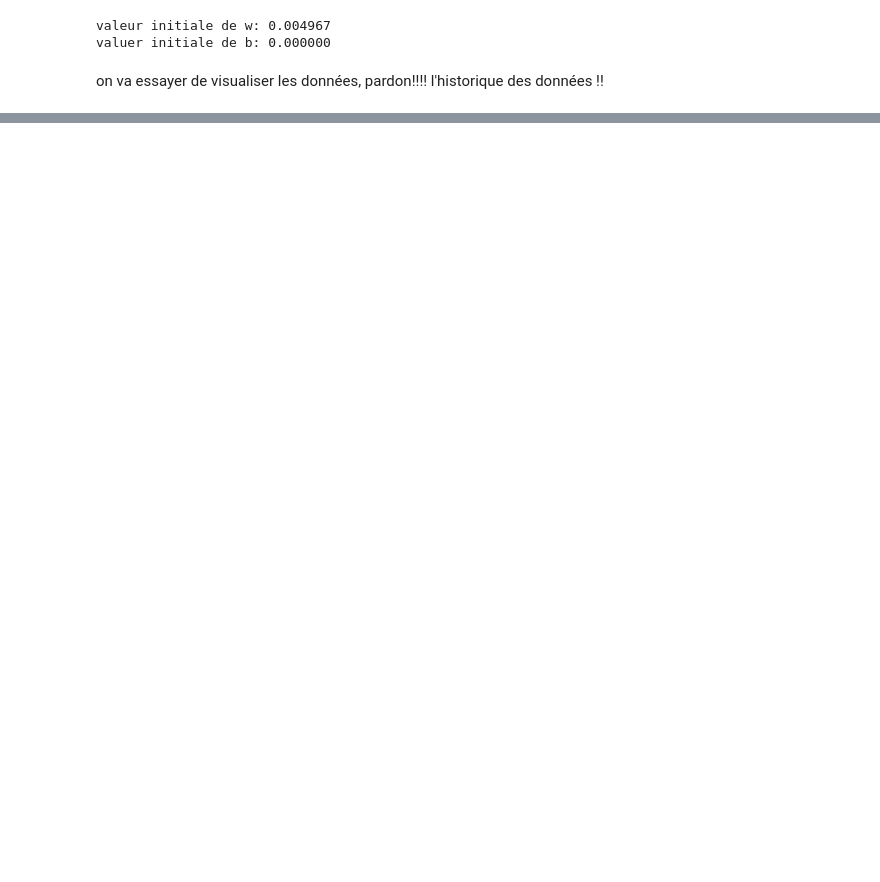
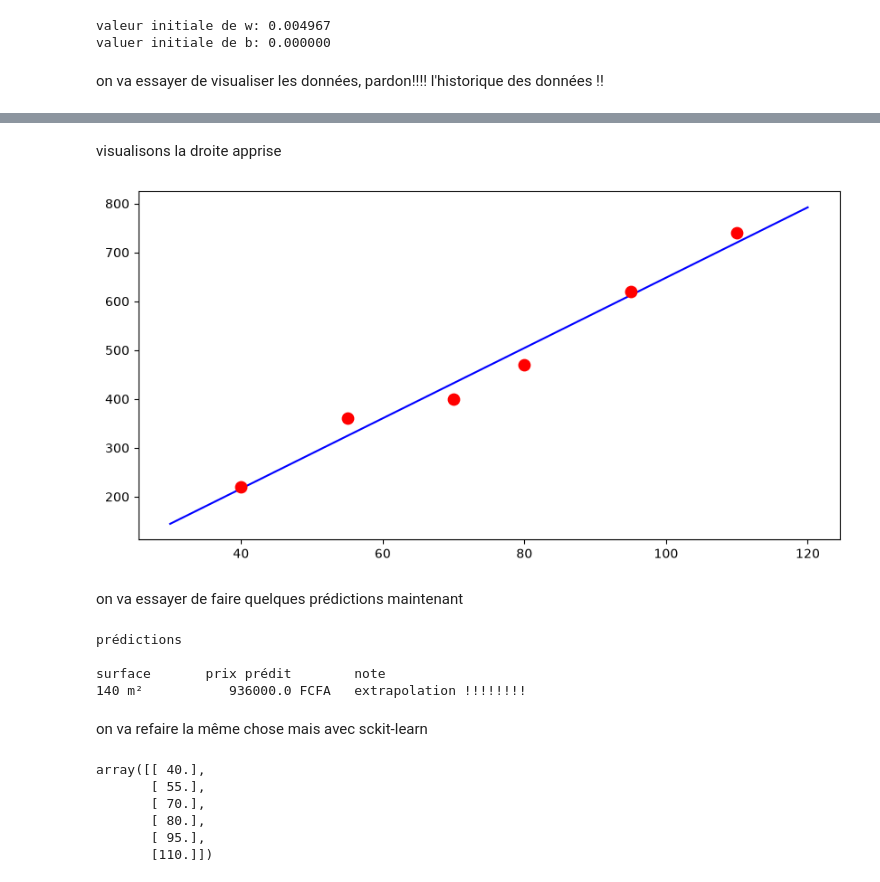
Before and after one commit to DevOps255/Simple_linear_regression_model, a Jupyter notebook: School.ipynb, the cells around one changed output, grey strips where cells are left out. Saved outputs shown, nothing was run; the diff lists cells and outputs as text; code cells hidden in the pictures; blank space fills up the shorter version.

```diff
--- a/School.ipynb
+++ b/School.ipynb
@@ -80,0 +123,50 @@ for elem in range(n_epoques):
+# %% [markdown]
+visualisons la droite apprise
+# %%
+plt.figure(figsize=(10, 5))
+
+plt.scatter(X, y_milliers, color="red", s=80, zorder=5, label='Données réélles')
+#traçons une droite, l'idée serai de générer des points tellement serrées qu'on dirait une droite
+
+
+x_line  = np.linspace(30, 120, 200)
+
+x_line_norm = (x_line - X_moyenne) / x_ecart_type
+y_line = w * x_line_norm + b
+
+plt.plot(x_line, y_line, color='blue', linestyle='-')
+plt.show()
+# %% [output]
+[figure, added]
+# %% [markdown]
+on va essayer de faire quelques prédictions maintenant
+# %%
+def predict(surface, w, b, x_moyenne, x_ecart_type):
+
+    x_normalise = (surface - x_moyenne) / x_ecart_type
+    price = w * x_normalise + b
+
+    return price
+
+
+print('prédictions')
+print()
+
+print(f'{'surface'}       {"prix prédit"}        {"note"}  ')
+
+
+for superficie in  [32, 11, 55, 80, 140]:
+    prix = predict(superficie, w, b, X_moyenne, x_ecart_type)
+
+    if superficie <= 110:
+        note = "Dans la plage de données"
+    else:
+        note = "extrapolation !!!!!!!!" #c'est juste une note pour préciser que les valeur peuvent être fausses
+print(superficie, "m²",'\t', '\t',  prix.round() * 1000, "FCFA", '\t', note   )
+# %% [output]
+prédictions
+
+surface       prix prédit        note
+140 m²           936000.0 FCFA   extrapolation !!!!!!!!
+# %% [markdown]
+on va refaire la même chose mais avec sckit-learn
@@ -80,0 +178,12 @@ for elem in range(n_epoques):
+# %%
+X_sk = X.reshape(-1, 1)
+y_sk = y
+
+X_sk
+# %% [output]
+array([[ 40.],
+       [ 55.],
+       [ 70.],
+       [ 80.],
+       [ 95.],
+       [110.]])
```
Also changed, not shown: parts of 19 cells of this notebook.
